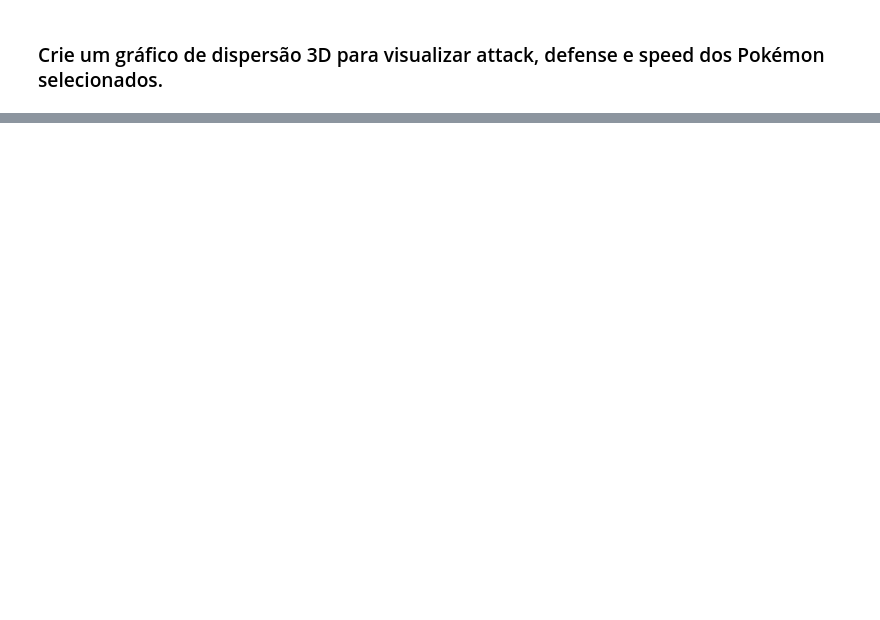
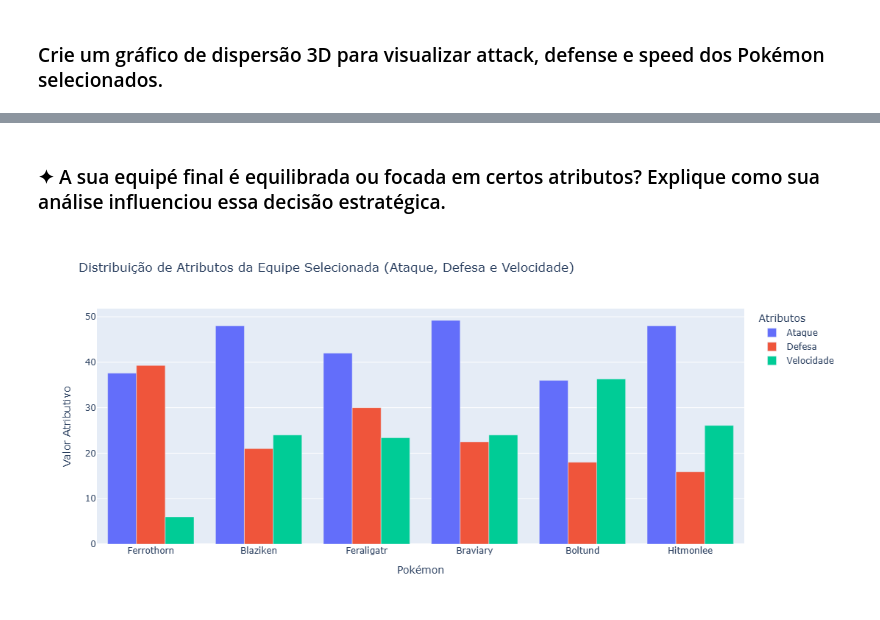
Before and after one commit to srtjazz/gc-python-2024, a Jupyter notebook: boss_mundo_2/boss_mundo_2.ipynb, the cells around one changed output, grey strips where cells are left out. Cells and saved outputs as stored; diff of their text form; code cells hidden in the pictures; blank space fills up the shorter version.

```diff
--- a/boss_mundo_2/boss_mundo_2.ipynb
+++ b/boss_mundo_2/boss_mundo_2.ipynb
@@ -141,0 +272,27 @@ fig.show()
+# %% [markdown]
+### ✦ A sua equipé final é equilibrada ou focada em certos atributos? Explique como sua análise influenciou essa decisão estratégica.
+# %%
+# Dados da equipe final com atributos ponderados
+data = {
+    'Pokémon': ['Ferrothorn', 'Blaziken', 'Feraligatr', 'Braviary', 'Boltund', 'Hitmonlee'],
+    'Ataque': [37.6, 48.0, 42.0, 49.2, 36.0, 48.0],
+    'Defesa': [39.3, 21.0, 30.0, 22.5, 18.0, 15.9],
+    'Velocidade': [6.0, 24.0, 23.4, 24.0, 36.3, 26.1]
+}
+
+# Criando o DataFrame
+df = pd.DataFrame(data)
+
+# Gráfico de barras para mostrar o foco nos atributos
+fig = px.bar(df,
+             x='Pokémon',
+             y=['Ataque', 'Defesa', 'Velocidade'],
+             barmode='group',
+             title='Distribuição de Atributos da Equipe Selecionada (Ataque, Defesa e Velocidade)',
+             labels={'value': 'Valor Atributivo', 'variable': 'Atributos'},
+             height=500)
+
+# Exibindo o gráfico
+fig.show()
+# %% [output]
+[figure, added]
```
Also changed, not shown: parts of 17 cells of this notebook.
